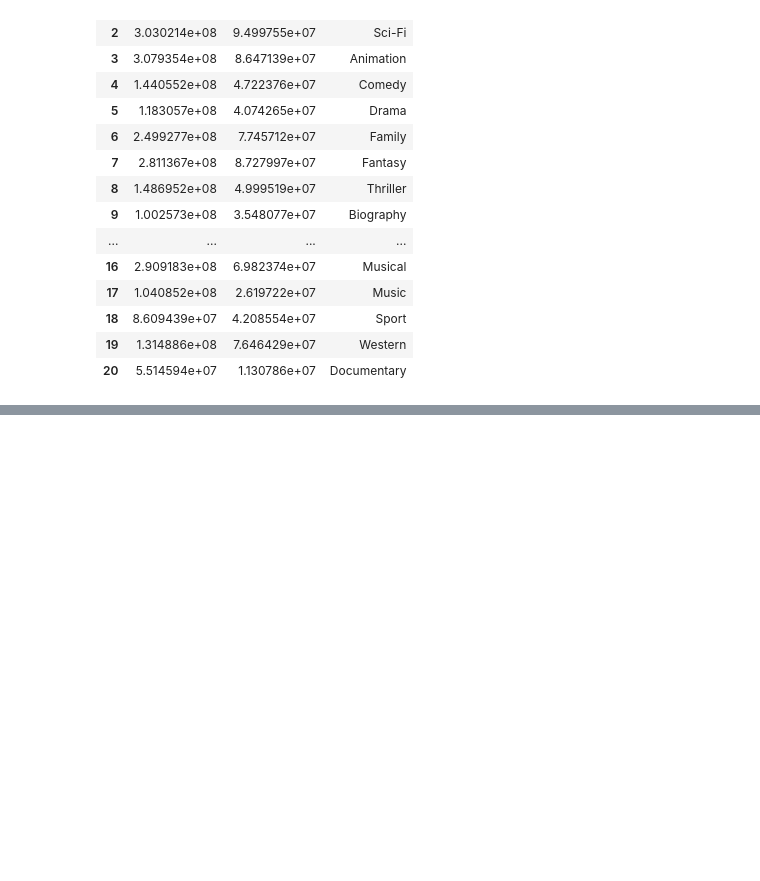
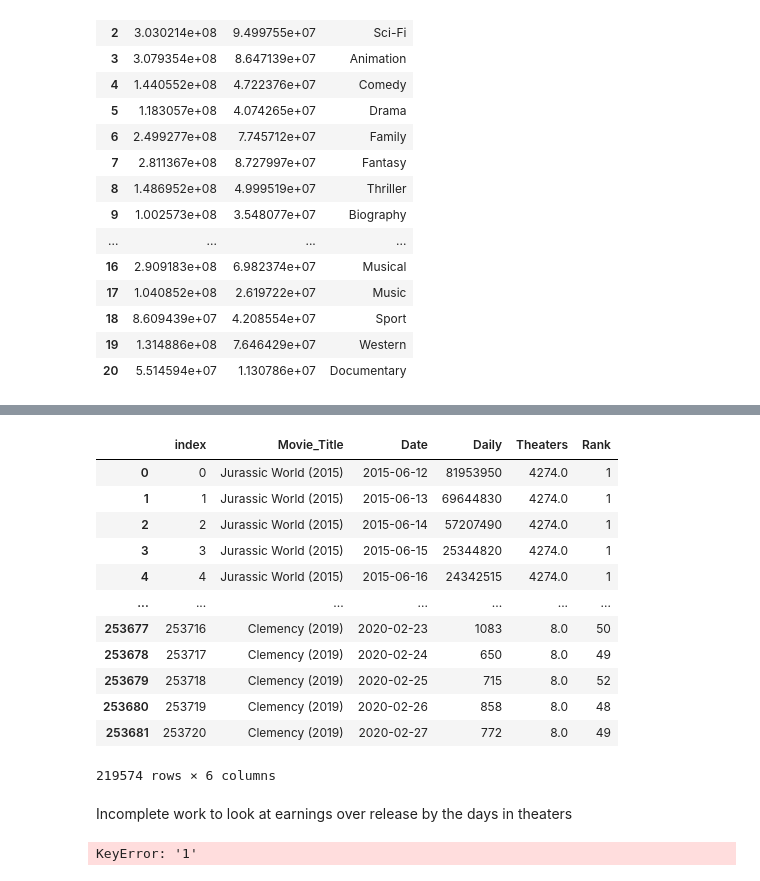
Before and after one commit to PielordZZ/3-is-the-Magic-Number, a Jupyter notebook: Earnings_Over_Time/Second visualization.ipynb, the cells around one changed output, grey strips where cells are left out. Saved outputs shown, nothing was run; the diff lists cells and outputs as text; code cells hidden in the pictures; blank space fills up the shorter version.

```diff
--- a/Earnings_Over_Time/Second visualization.ipynb
+++ b/Earnings_Over_Time/Second visualization.ipynb
@@ -124,0 +154,45 @@ genre_info_df.plot(kind = 'bar', x='Genre',y=['Budget','Earnings'])
+# %%
+removals =daily_movies['Movie_Title'].value_counts().reset_index()
+removals = removals[removals['Movie_Title'] >= 50]['index'].values
+filtered_daily_movies= daily_movies[daily_movies['Movie_Title'].isin(removals)]
+filtered_daily_movies
+# %% [output]
+|  | index | Movie_Title | Date | Daily | Theaters | Rank |
+| 0 | 0 | Jurassic World (2015) | 2015-06-12 | 81953950 | 4274.0 | 1 |
+| 1 | 1 | Jurassic World (2015) | 2015-06-13 | 69644830 | 4274.0 | 1 |
+| 2 | 2 | Jurassic World (2015) | 2015-06-14 | 57207490 | 4274.0 | 1 |
+| 3 | 3 | Jurassic World (2015) | 2015-06-15 | 25344820 | 4274.0 | 1 |
+| 4 | 4 | Jurassic World (2015) | 2015-06-16 | 24342515 | 4274.0 | 1 |
+| ... | ... | ... | ... | ... | ... | ... |
+| 253677 | 253716 | Clemency (2019) | 2020-02-23 | 1083 | 8.0 | 50 |
+| 253678 | 253717 | Clemency (2019) | 2020-02-24 | 650 | 8.0 | 49 |
+| 253679 | 253718 | Clemency (2019) | 2020-02-25 | 715 | 8.0 | 52 |
+| 253680 | 253719 | Clemency (2019) | 2020-02-26 | 858 | 8.0 | 48 |
+| 253681 | 253720 | Clemency (2019) | 2020-02-27 | 772 | 8.0 | 49 |
+219574 rows × 6 columns
+# %% [markdown]
+Incomplete work to look at earnings over release by the days in theaters
+# %%
+filtered_daily_movies['Day']= filtered_daily_movies['Date'].str.split('-').apply(lambda x: f'{x[0]}{x[1]}{x[2]}')
+
+movie_list = filtered_daily_movies['Movie_Title'].unique()
+
+#filtered_daily_movies=filtered_daily_movies.reset_index()
+
+filtered_daily_movies= filtered_daily_movies.sort_values(['Movie_Title','Day'])
+
+filtered_daily_movies['Days in Theaters'] = 0
+filtered_daily_movies
+firstday=filtered_daily_movies.loc[0,'Days in Theaters']
+for entry in range(1,len(filtered_daily_movies)):
+        if filtered_daily_movies.loc[str(entry),'Movie_Title'] == filtered_daily_movies.loc[entry-1,'Movie_Title']:
+            filtered_daily_movies.loc[str(entry),'Days in Theaters'] =filtered_daily_movies.loc[entry,'Day']- firstday
+        else :
+            firstday = filtered_daily_movies.loc[entry,'Day'].int-1
+            filtered_daily_movies.loc[entry,'Days in Theaters'] =filtered_daily_movies.loc[entry,'Day']- firstday
+
+
+
+filtered_daily_movies
+# %% [output]
+KeyError: '1'
```
Also changed, not shown: parts of 7 cells of this notebook, 2 other files.
